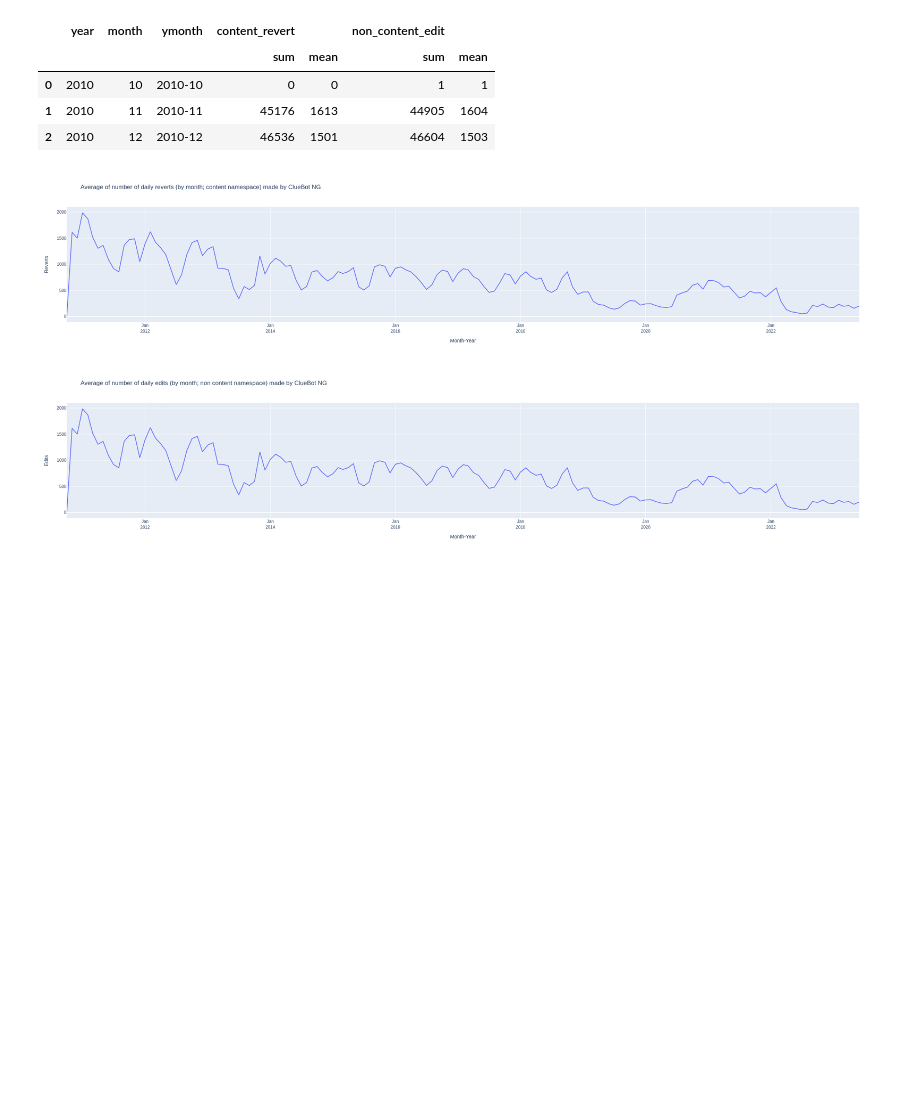
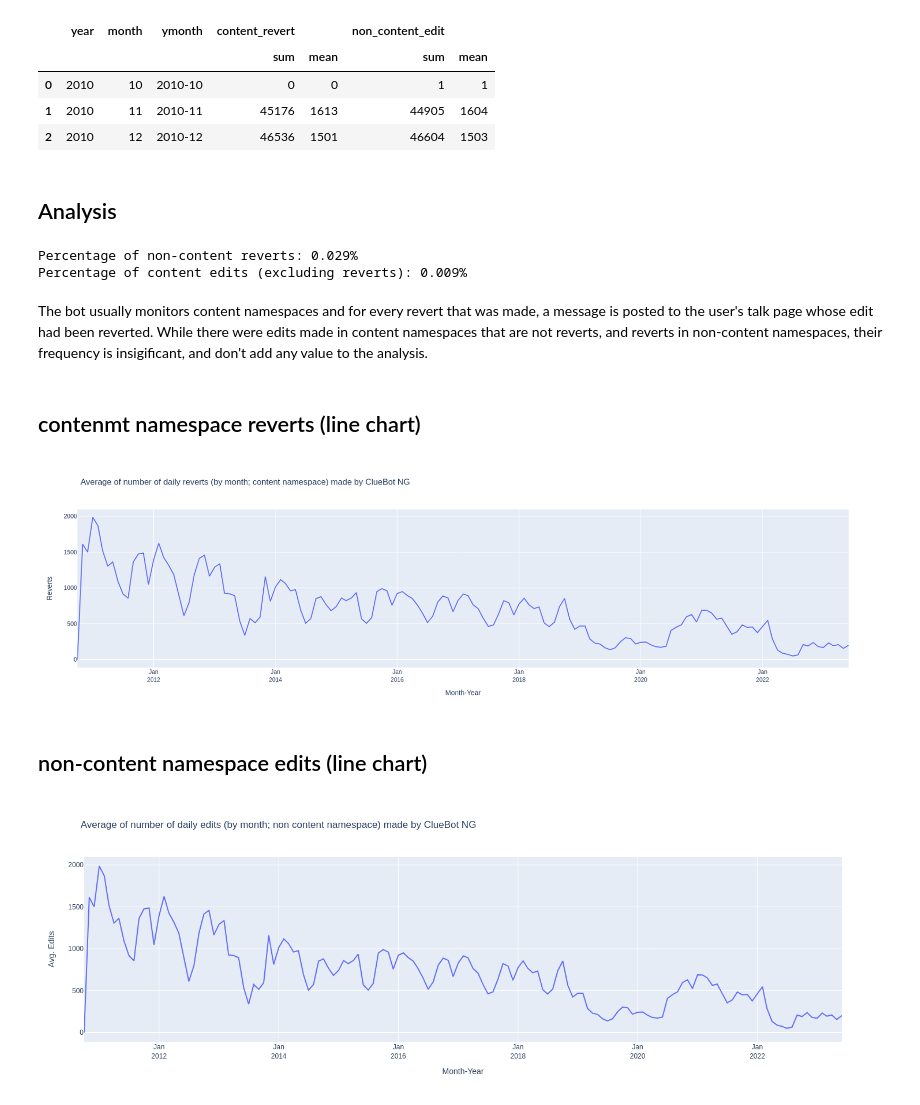
Before and after one commit to wikimedia-research/mod-tools-FY24, a Jupyter notebook: [T343952] cluebot_activity/cluebot_activity_analysis.ipynb, the cells around one changed output. Drawn from its saved outputs; the diff is of its cells as text; code cells hidden in the pictures; blank space fills up the shorter version.

```diff
--- a/[T343952] cluebot_activity/cluebot_activity_analysis.ipynb
+++ b/[T343952] cluebot_activity/cluebot_activity_analysis.ipynb
@@ -150,26 +191,47 @@ data_monthly.head(3)
 data_monthly.to_csv('cluebot_monthly_activity.tsv', sep='\t')
+# %% [markdown]
+## Analysis
+# %%
+non_content_reverts_proportion = round(result.query("""edit_type == 'non_content_revert'""").edits.sum() / result.edits.sum() * 100, 3)
+print(f"Percentage of non-content reverts: {non_content_reverts_proportion}%")
+
+content_edits_proportion = round(result.query("""edit_type == 'content_edit'""").edits.sum() / result.edits.sum() * 100, 3)
+print(f"Percentage of content edits (excluding reverts): {content_edits_proportion}%")
+# %% [output]
+Percentage of non-content reverts: 0.029%
+Percentage of content edits (excluding reverts): 0.009%
+# %% [markdown]
+The bot usually monitors content namespaces and for every revert that was made, a message is posted to the user's talk page whose edit had been reverted. While there were edits made in content namespaces that are not reverts, and reverts in non-content namespaces, their frequency is insigificant, and don't add any value to the analysis.
+# %% [markdown]
+## contenmt namespace reverts (line chart)
 # %%
+# line chart for reverts made in content namespaces
+
 fig = (
     go
     .Figure([
         go.Scatter(
             x=data_monthly['ymonth'],
             y=data_monthly.loc[:, ('content_revert', 'mean')])
     ])
     .update_layout(
         width=1250,
         height=500,
         title=dict(text='Average of number of daily reverts (by month; content namespace) made by ClueBot NG'),
         xaxis_tickformat= '%b<br>%Y'
     )
     .update_xaxes(title_text='Month-Year')
-    .update_yaxes(title_text='Reverts')
+    .update_yaxes(title_text='Avg. Reverts')
 )
 
 fig.show()
 # %% [output]
-[figure, old version]
+[figure, new version]
+# %% [markdown]
+## non-content namespace edits (line chart)
 # %%
+# line chart for edits made in non-content namespaces
+
 fig = (
     go
     .Figure([
@@ -184,9 +246,9 @@ fig = (
         xaxis_tickformat= '%b<br>%Y'
     )
     .update_xaxes(title_text='Month-Year')
-    .update_yaxes(title_text='Edits')
+    .update_yaxes(title_text='Avg. Edits')
 )
 
 fig.show()
 # %% [output]
-[figure, old version]
+[figure, new version]
```
Also changed, not shown: parts of 13 cells of this notebook.
